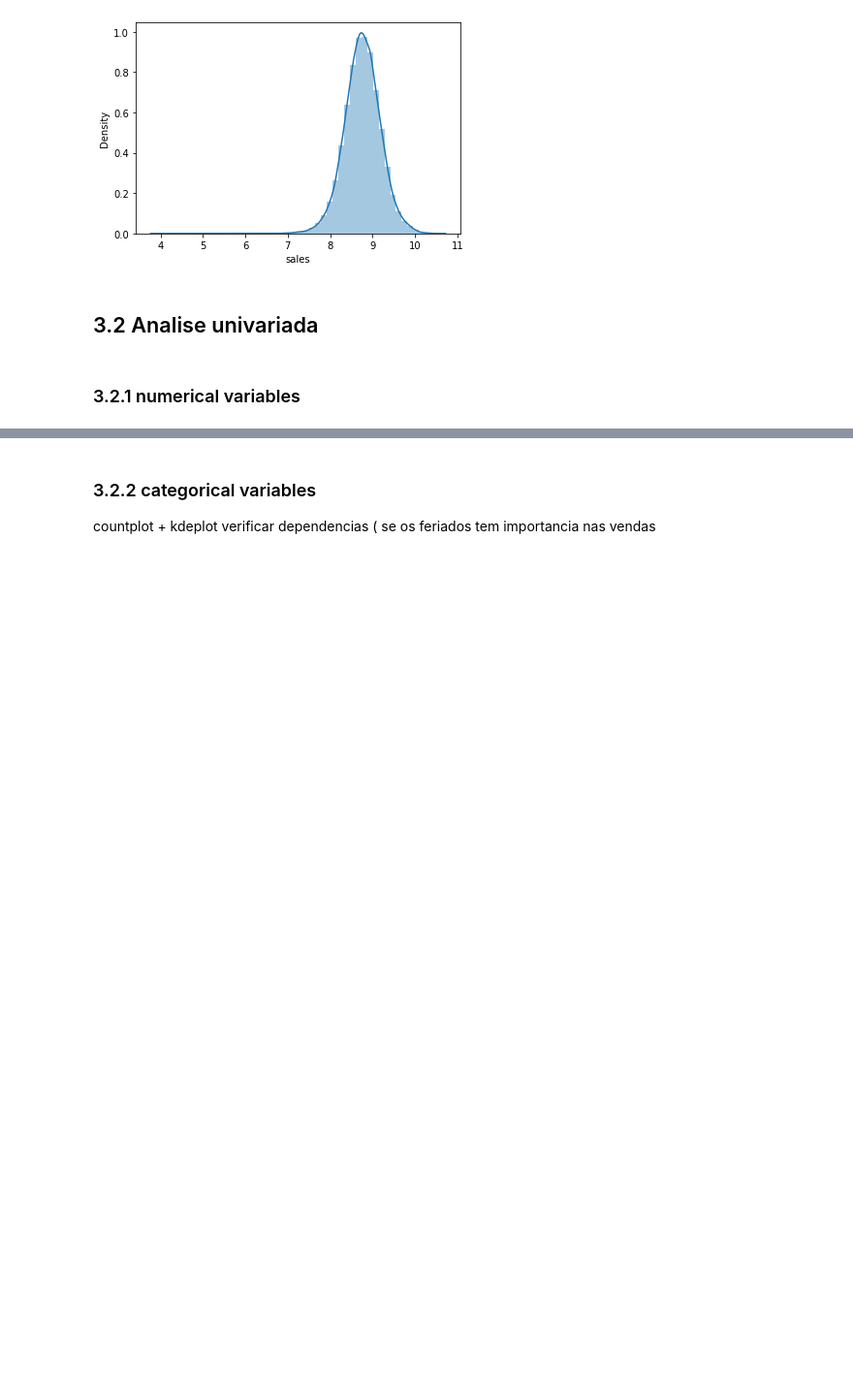
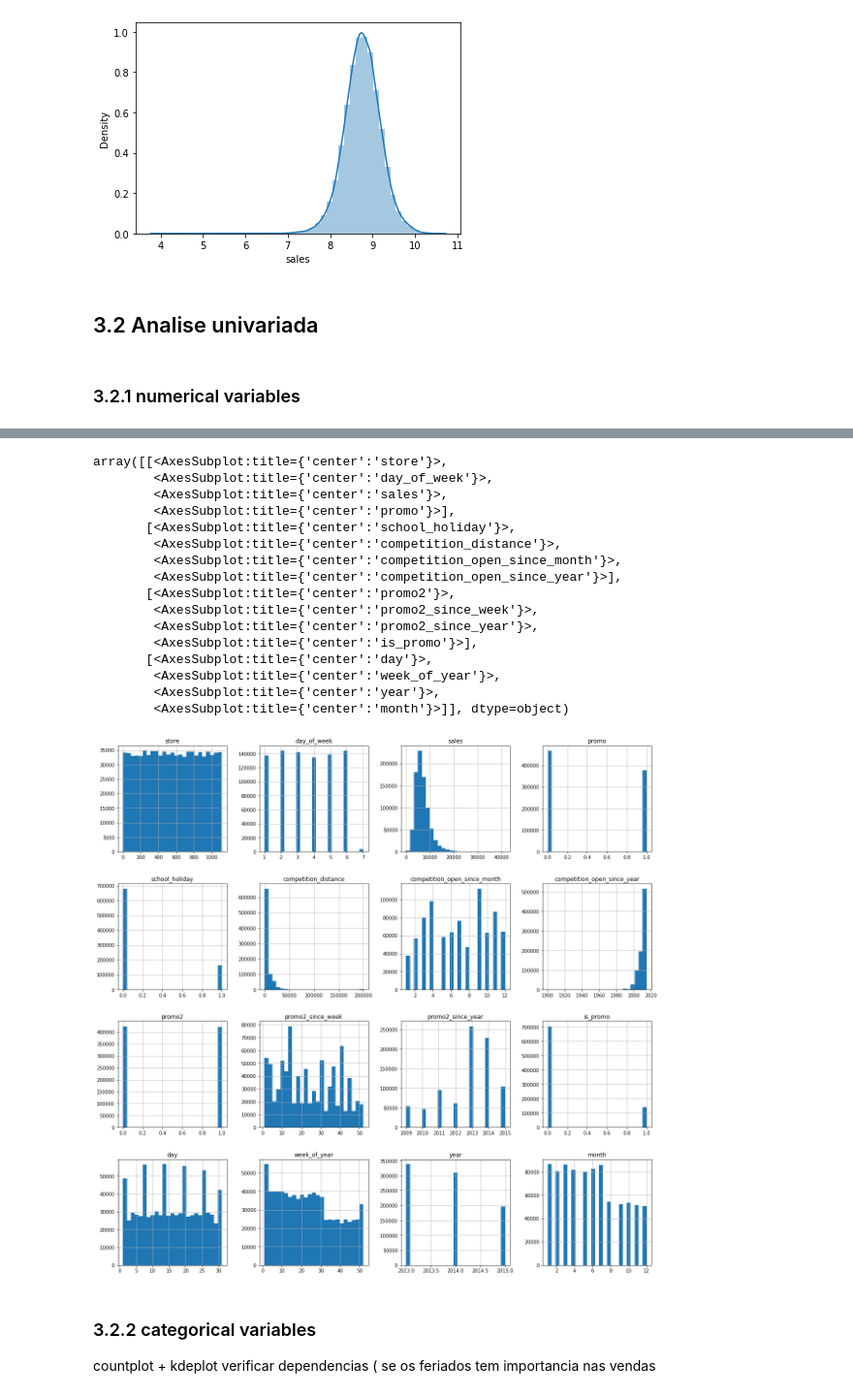
Before and after one commit to danjaca/predicting_sales_rossmann, a Jupyter notebook: Rossmann_predict_sales.ipynb, the cells around one changed output, grey strips where cells are left out. Shown at 97% size. Saved outputs shown, nothing was run; the diff lists cells and outputs as text; code cells hidden in the pictures; blank space fills up the shorter version.

```diff
--- a/Rossmann_predict_sales.ipynb
+++ b/Rossmann_predict_sales.ipynb
@@ -450,6 +447,9 @@ sns.distplot(np.log1p(df3['sales']))
 [figure]
 # %% [markdown]
 ## 3.2 Analise univariada
+# %%
+num_attributes_new = df3.select_dtypes(include=['int64','float64'])
+cat_attributes_new = df3.select_dtypes(exclude=['int64','float64','datetime64[ns]'])
 # %% [markdown]
 ### 3.2.1 numerical variables
 # %%
@@ -473,0 +474,20 @@ array([[<AxesSubplot:title={'center':'store'}>,
+# %%
+num_attributes_new.hist(bins=25,figsize=(20,20))
+# %% [output]
+array([[<AxesSubplot:title={'center':'store'}>,
+        <AxesSubplot:title={'center':'day_of_week'}>,
+        <AxesSubplot:title={'center':'sales'}>,
+        <AxesSubplot:title={'center':'promo'}>],
+       [<AxesSubplot:title={'center':'school_holiday'}>,
+        <AxesSubplot:title={'center':'competition_distance'}>,
+        <AxesSubplot:title={'center':'competition_open_since_month'}>,
+        <AxesSubplot:title={'center':'competition_open_since_year'}>],
+       [<AxesSubplot:title={'center':'promo2'}>,
+        <AxesSubplot:title={'center':'promo2_since_week'}>,
+        <AxesSubplot:title={'center':'promo2_since_year'}>,
+        <AxesSubplot:title={'center':'is_promo'}>],
+       [<AxesSubplot:title={'center':'day'}>,
+        <AxesSubplot:title={'center':'week_of_year'}>,
+        <AxesSubplot:title={'center':'year'}>,
+        <AxesSubplot:title={'center':'month'}>]], dtype=object)
+[figure, added]
```
Also changed, not shown: parts of 15 cells of this notebook.
